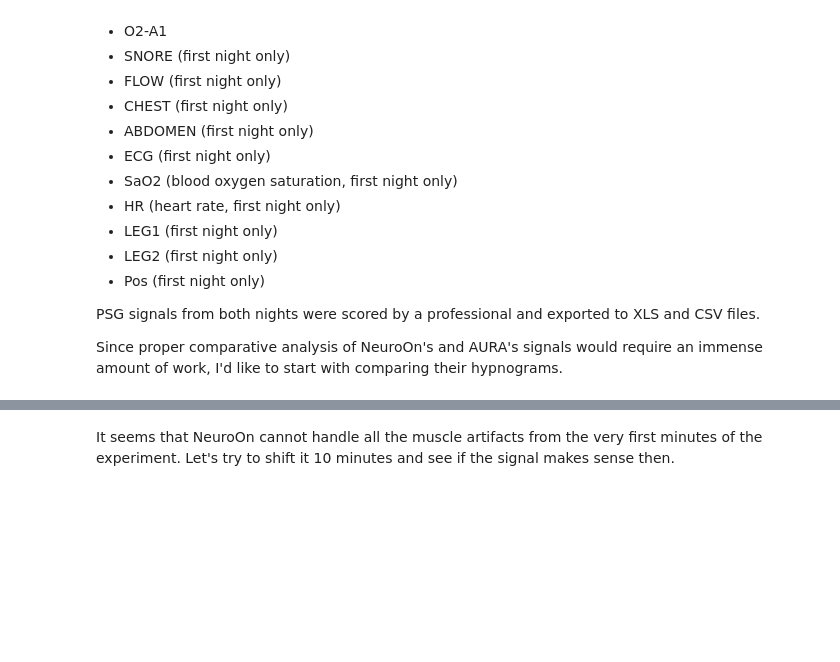
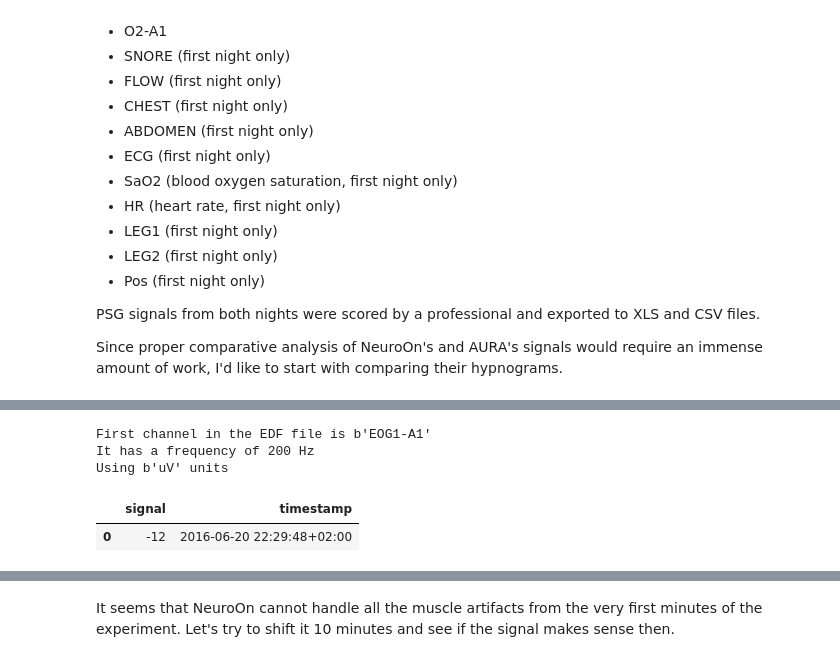
Before and after one commit to pawelngei/neuroon-notebook, a Jupyter notebook: NeuroOn.ipynb, the cells around one changed output, grey strips where cells are left out. Drawn from its saved outputs; the diff is of its cells as text; code cells hidden in the pictures; blank space fills up the shorter version.

```diff
--- a/NeuroOn.ipynb
+++ b/NeuroOn.ipynb
@@ -71,3 +66,15 @@ At this point it's important to remember that the devices recorded signal with d
 # %%
 # first, open the AURA signal file from the first night
 edf_file = el.EdfReader('night_01/psg_signal.edf')
+# %%
+# let's get EOG1-A1 signal
+# edf_file.getPhysicalDimension(0) # uV - microVolts
+
+psg_start = edf_file.getStartdatetime()
+print('PSG recording started at %s' % (psg_start))
+
+psg_signal = pd.DataFrame(edf_file.readSignal(0), columns=['signal'])
+psg_signal['timestamp'] = pd.DatetimeIndex([
+    psg_start + timedelta(milliseconds=(i * (1000/PSG_SAMPLE_RATE)))
+    for i in np.arange(len(psg_signal))
+]).tz_localize('Europe/Warsaw')
@@ -74,3 +83,15 @@ edf_file = el.EdfReader('night_01/psg_signal.edf')
+# %%
+PSG_SAMPLE_RATE = edf_file.getSampleFrequency(0)
+print('First channel in the EDF file is %s' % (edf_file.getLabel(0)))
+print('It has a frequency of %d Hz' % (PSG_SAMPLE_RATE))
+print('Using %s units' % (edf_file.getPhysicalDimension(0)))
+psg_signal[:1]
+# %% [output]
+First channel in the EDF file is b'EOG1-A1'
+It has a frequency of 200 Hz
+Using b'uV' units
+|  | signal | timestamp |
+| 0 | -12 | 2016-06-20 22:29:48+02:00 |
 # %%
 # now open NeuroOn signal file
 neuroon_signal = pd.read_csv('night_01/neuroon_signal.csv')
```
Also changed, not shown: parts of 21 cells of this notebook, 2 other files.
